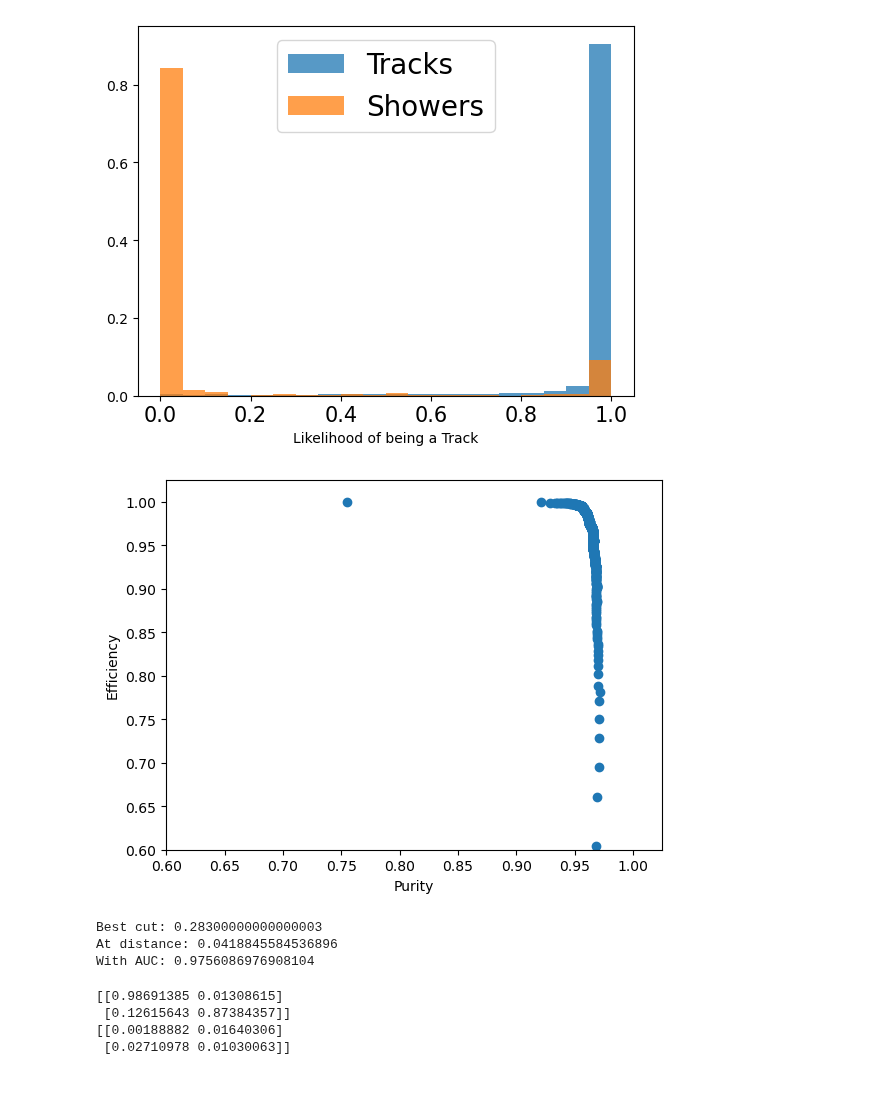
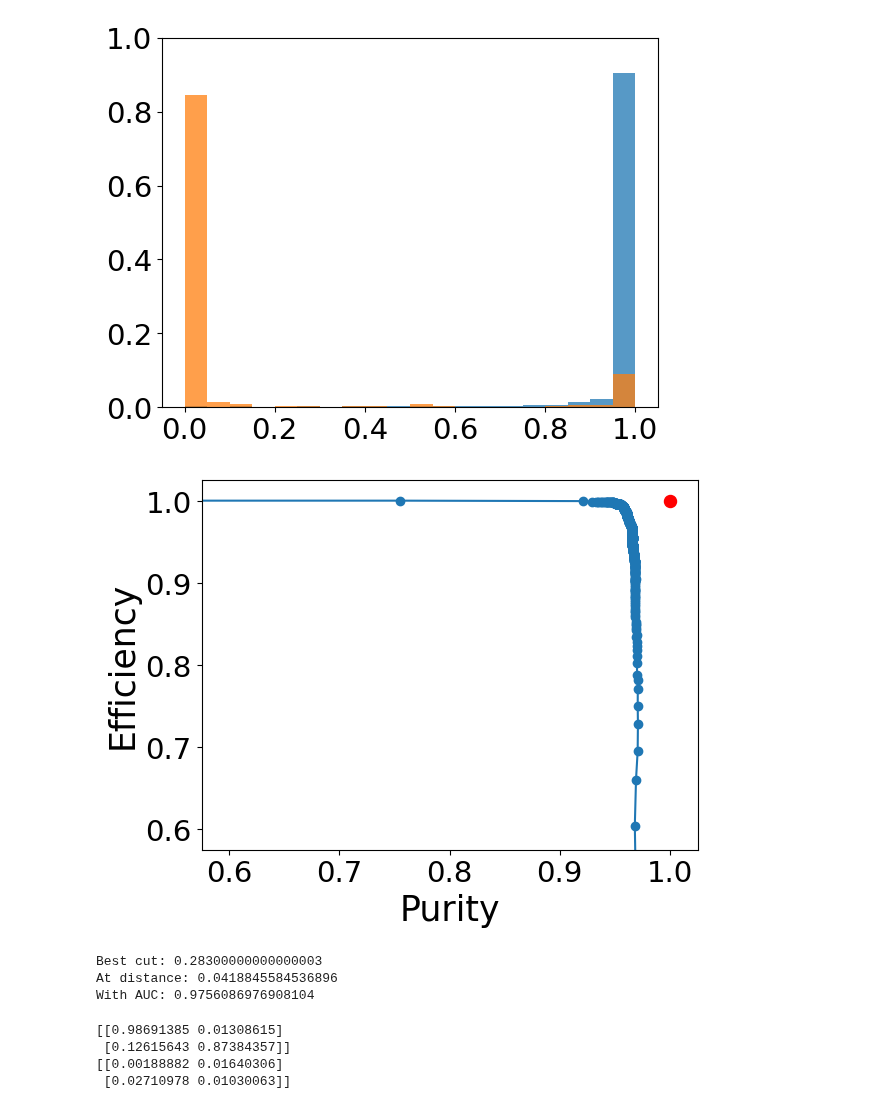
Before and after one commit to mohummudh/neutrinos-dune, a Jupyter notebook: andrew/3likelihood_pandora/ROC_Confusion_Efficiency.ipynb, the cells around one changed output. Saved outputs shown, nothing was run; the diff lists cells and outputs as text; code cells hidden in the pictures.

```diff
--- a/andrew/3likelihood_pandora/ROC_Confusion_Efficiency.ipynb
+++ b/andrew/3likelihood_pandora/ROC_Confusion_Efficiency.ipynb
@@ -20,34 +20,36 @@ shwpart = np.load("shwpart.npy")
 # %%
 bin_edges = np.arange(0, 1.05, 0.05)
 
 # hist1, _ = np.histogram(SIS, bins=bin_edges)
 # hist2, _ = np.histogram(TIS, bins=bin_edges)
 
 # hist1_normalized = hist1 / len(SIS)
 # hist2_normalized = hist2 / len(TIS)
 
 # plt.bar(bin_edges[:-1], hist2_normalized, width=0.05, align='edge', alpha=0.75, label='Tracks')
 # plt.bar(bin_edges[:-1], hist1_normalized, width=0.05, align='edge', alpha=0.75, label='Showers')
 # plt.title('Projective Likelihood (of being a Shower) Distribution')
 # plt.xlabel('Likelihood of being a Shower')
 # plt.legend(loc='upper center')
 # plt.show()
 
 hist2, _ = np.histogram(TIT, bins=bin_edges)
 hist1, _ = np.histogram(SIT, bins=bin_edges)
 
 hist2_normalized = hist2 / len(TIT)
 hist1_normalized = hist1 / len(SIT)
 
 plt.bar(bin_edges[:-1], hist2_normalized, width=0.05, align='edge', alpha=0.75, label='Tracks')
 plt.bar(bin_edges[:-1], hist1_normalized, width=0.05, align='edge', alpha=0.75, label='Showers')
 #plt.title('Projective Likelihood (of being a Track) Distribution')
-plt.xlabel('Likelihood of being a Track', fontsize=10)
-plt.xticks(fontsize = 15)
-plt.legend(loc='upper center', fontsize=20)
+#plt.xlabel('Likelihood of being a Track', fontsize=25)
+plt.xticks(fontsize = 21)
+plt.yticks(fontsize = 21)
+plt.ylim(0,1)
+#plt.legend(loc='upper center', fontsize=20)
 plt.show()
 # %% [output]
-[figure, old version]
+[figure, new version]
 # %%
 cuts = np.arange(0, 1, 0.001)
 efficiency = []
@@ -82,12 +84,17 @@ purity.append(1)
 efficiency.append(0)
 
 plt.scatter(purity, efficiency)
-#plt.plot(purity, efficiency)
+plt.plot(purity, efficiency)
+plt.scatter(1, 1, s=75, c='r')
 plt.xlim(0.6,1.025)
 plt.ylim(0.6,1.025)
-plt.xlabel('Purity')
-plt.ylabel('Efficiency')
+plt.xlabel('Purity', fontsize=25)
+plt.ylabel('Efficiency', fontsize=25)
 #plt.title('ROC Curve for Track Likelihood')
+plt.xticks(np.arange(0.6, 1.1, step=0.1), fontsize = 21)
+plt.yticks(np.arange(0.6, 1.1, step=0.1), fontsize = 21)
+plt.xlim(0.575,1.025)
+plt.ylim(0.575,1.025)
 plt.show()
 
 area = np.trapz(efficiency, x=purity)
@@ -107,7 +114,7 @@ print('With AUC:', area)
 #efficiency (true tracks as tracks/total true tracks)
 #purity (true tracks as tracks/number we have called tracks)
 # %% [output]
-[figure, old version]
+[figure, new version]
 Best cut: 0.28300000000000003
 At distance: 0.0418845584536896
 With AUC: 0.9756086976908104
```
Also changed, not shown: 21 other files.
